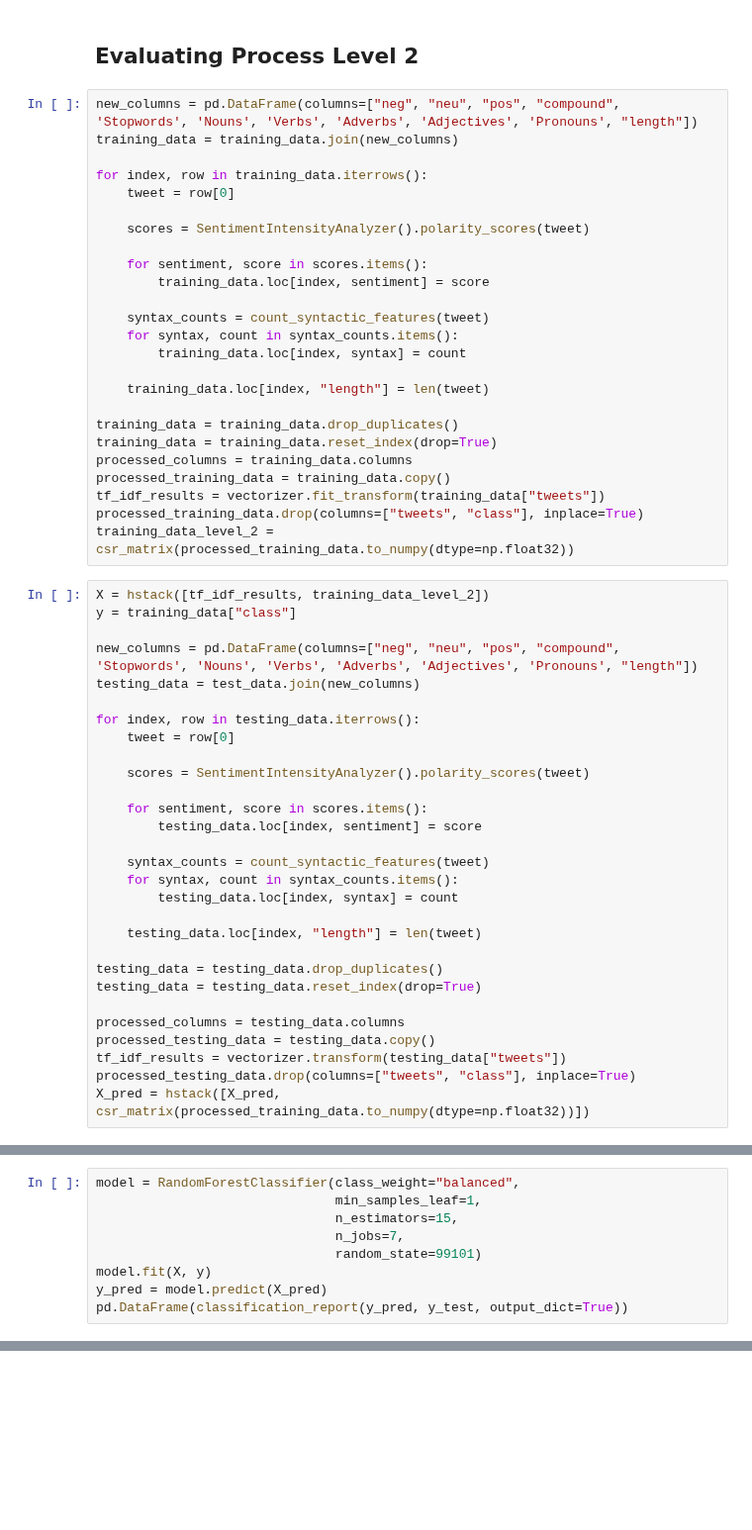
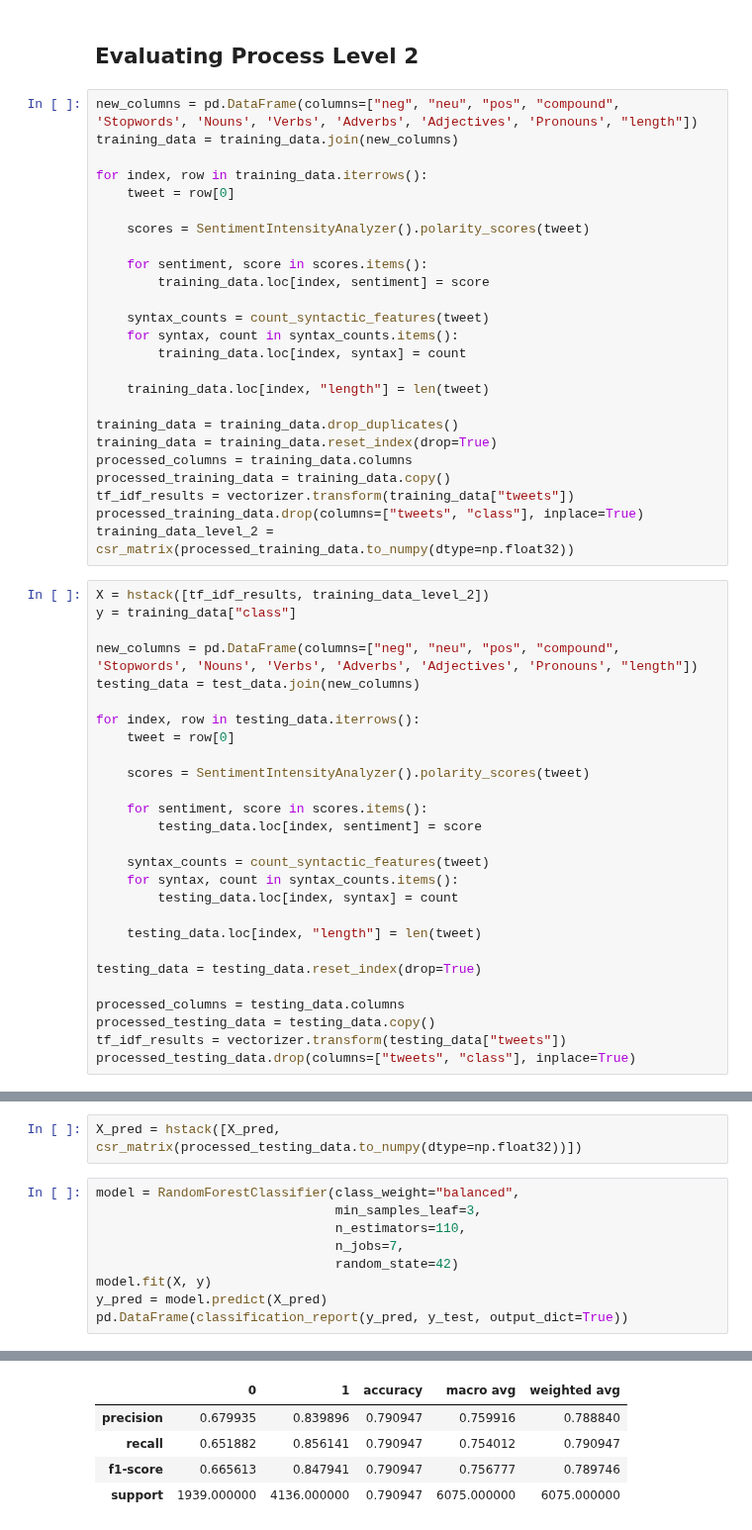
Before and after one commit to ElbazHaim/twitter_sarcasm_project, a Jupyter notebook: project.ipynb, the cells around one changed output, grey strips where cells are left out. Shown at 99% size. Cells and saved outputs as stored; diff of their text form; blank space fills up the shorter version.

```diff
--- a/project.ipynb
+++ b/project.ipynb
@@ -296,7 +296,7 @@ training_data = training_data.drop_duplicates()
 training_data = training_data.reset_index(drop=True)
 processed_columns = training_data.columns
 processed_training_data = training_data.copy()
-tf_idf_results = vectorizer.fit_transform(training_data["tweets"])
+tf_idf_results = vectorizer.transform(training_data["tweets"])
 processed_training_data.drop(columns=["tweets", "class"], inplace=True)
 training_data_level_2 = csr_matrix(processed_training_data.to_numpy(dtype=np.float32))
 # %%
@@ -320,11 +320,9 @@ for index, row in testing_data.iterrows():
 
     testing_data.loc[index, "length"] = len(tweet)
 
-testing_data = testing_data.drop_duplicates()
 testing_data = testing_data.reset_index(drop=True)
 
 processed_columns = testing_data.columns
 processed_testing_data = testing_data.copy()
 tf_idf_results = vectorizer.transform(testing_data["tweets"])
 processed_testing_data.drop(columns=["tweets", "class"], inplace=True)
-X_pred = hstack([X_pred, csr_matrix(processed_training_data.to_numpy(dtype=np.float32))])
@@ -338,9 +329,11 @@ X_pred
+# %%
+X_pred = hstack([X_pred, csr_matrix(processed_testing_data.to_numpy(dtype=np.float32))])
 # %%
 model = RandomForestClassifier(class_weight="balanced",
-                               min_samples_leaf=1,
-                               n_estimators=15,
+                               min_samples_leaf=3,
+                               n_estimators=110,
                                n_jobs=7,
-                               random_state=99101)
+                               random_state=42)
 model.fit(X, y)
 y_pred = model.predict(X_pred)
 pd.DataFrame(classification_report(y_pred, y_test, output_dict=True))
@@ -349 +341,6 @@ ValueError: X has 11 features, but RandomForestClassifier is expecting 43235 fea
+|  | 0 | 1 | accuracy | macro avg | weighted avg |
+| precision | 0.679935 | 0.839896 | 0.790947 | 0.759916 | 0.788840 |
+| recall | 0.651882 | 0.856141 | 0.790947 | 0.754012 | 0.790947 |
+| f1-score | 0.665613 | 0.847941 | 0.790947 | 0.756777 | 0.789746 |
+| support | 1939.000000 | 4136.000000 | 0.790947 | 6075.000000 | 6075.000000 |
 # %%
```
Also changed, not shown: parts of 18 cells of this notebook, 3 other files.
